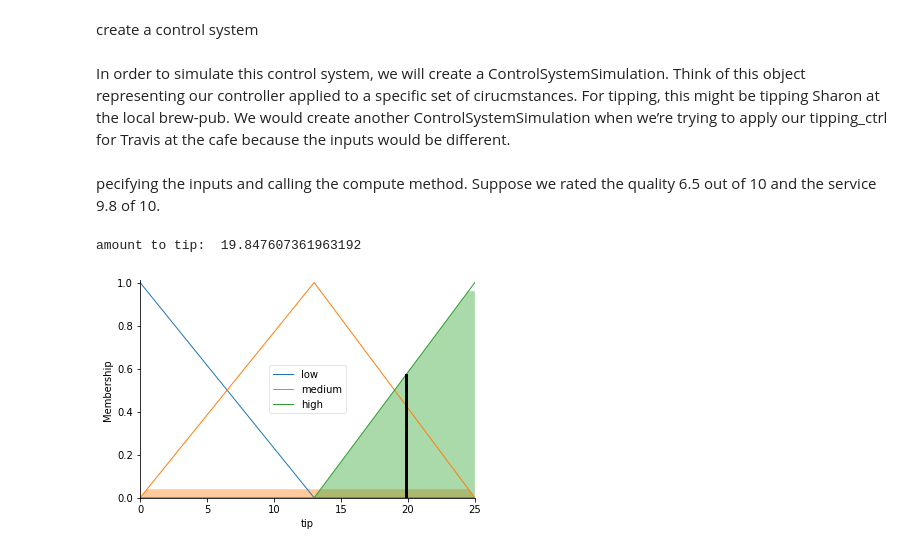
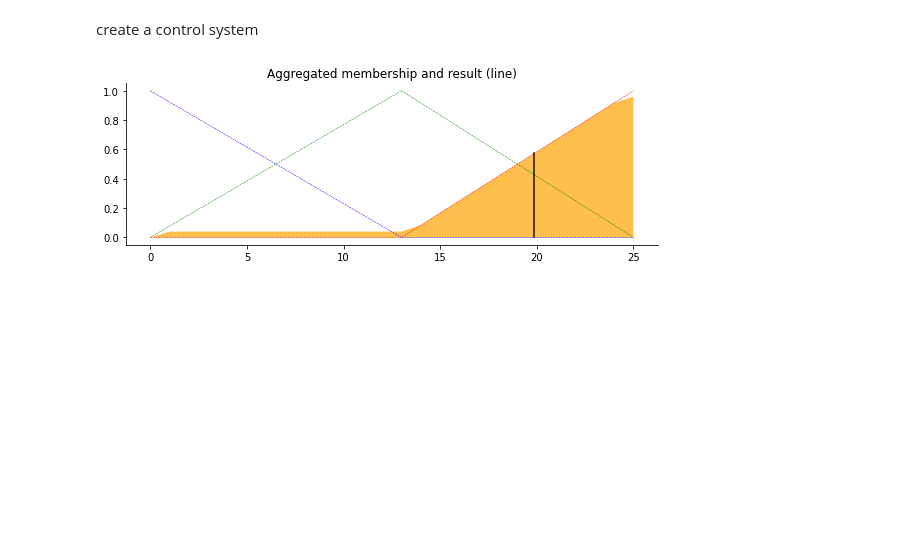
Before and after one commit to claredavies/ArtificialIntelligience, a Jupyter notebook: AIGroupAssignment1.ipynb, the cells around one changed output. Saved outputs shown, nothing was run; the diff lists cells and outputs as text; code cells hidden in the pictures; blank space fills up the shorter version.

```diff
--- a/AIGroupAssignment1.ipynb
+++ b/AIGroupAssignment1.ipynb
@@ -79,2 +177,0 @@ tipping_ctrl = ctrl.ControlSystem([rule1, rule2, rule3])
-# %% [markdown]
-In order to simulate this control system, we will create a ControlSystemSimulation. Think of this object representing our controller applied to a specific set of cirucmstances. For tipping, this might be tipping Sharon at the local brew-pub. We would create another ControlSystemSimulation when we’re trying to apply our tipping_ctrl for Travis at the cafe because the inputs would be different.
@@ -83,2 +177,0 @@ tipping = ctrl.ControlSystemSimulation(tipping_ctrl)
-# %% [markdown]
-pecifying the inputs and calling the compute method. Suppose we rated the quality 6.5 out of 10 and the service 9.8 of 10.
@@ -93,6 +178,29 @@ tipping.compute()
-# %%
-print("amount to tip:  " + str(tipping.output['tip']))
-tip.view(sim=tipping)
-# %% [output]
-amount to tip:  19.847607361963192
-[figure, removed]
+# %%
+# Aggregate all three output membership functions together
+aggregated = np.fmax(tip_activation_lo,
+                     np.fmax(tip_activation_md, tip_activation_hi))
+
+# Calculate defuzzified result
+tip = fuzz.defuzz(x_tip, aggregated, 'centroid')
+tip_activation = fuzz.interp_membership(x_tip, aggregated, tip)  # for plot
+
+# Visualize this
+fig, ax0 = plt.subplots(figsize=(8, 3))
+
+ax0.plot(x_tip, tip_lo, 'b', linewidth=0.5, linestyle='--', )
+ax0.plot(x_tip, tip_md, 'g', linewidth=0.5, linestyle='--')
+ax0.plot(x_tip, tip_hi, 'r', linewidth=0.5, linestyle='--')
+ax0.fill_between(x_tip, tip0, aggregated, facecolor='Orange', alpha=0.7)
+ax0.plot([tip, tip], [0, tip_activation], 'k', linewidth=1.5, alpha=0.9)
+ax0.set_title('Aggregated membership and result (line)')
+
+# Turn off top/right axes
+for ax in (ax0,):
+    ax.spines['top'].set_visible(False)
+    ax.spines['right'].set_visible(False)
+    ax.get_xaxis().tick_bottom()
+    ax.get_yaxis().tick_left()
+
+plt.tight_layout()
+# %% [output]
+[figure, added]
```
Also changed, not shown: parts of 21 cells of this notebook.
